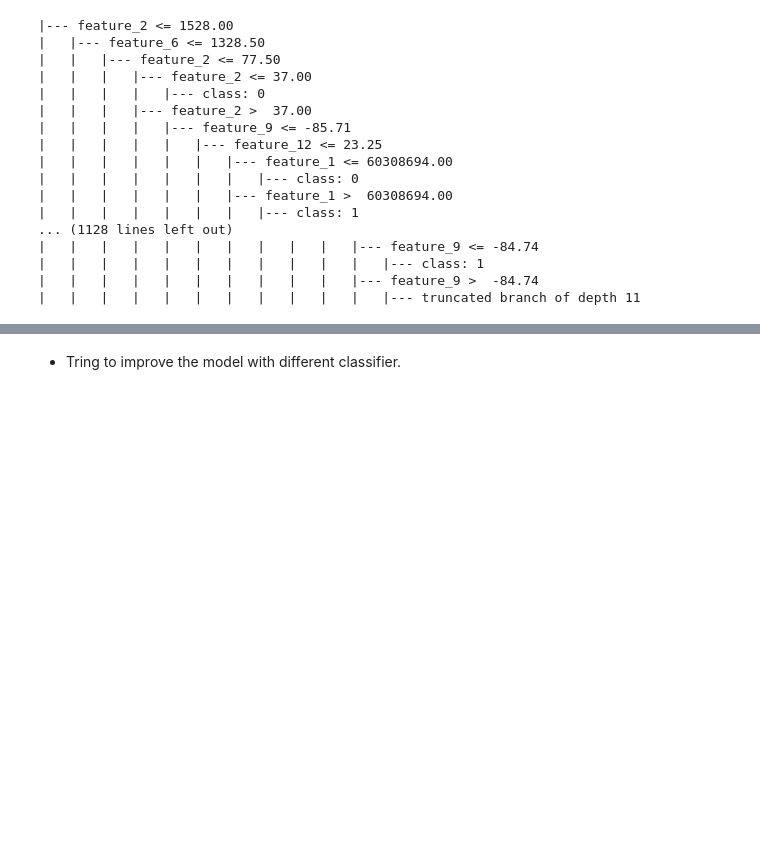
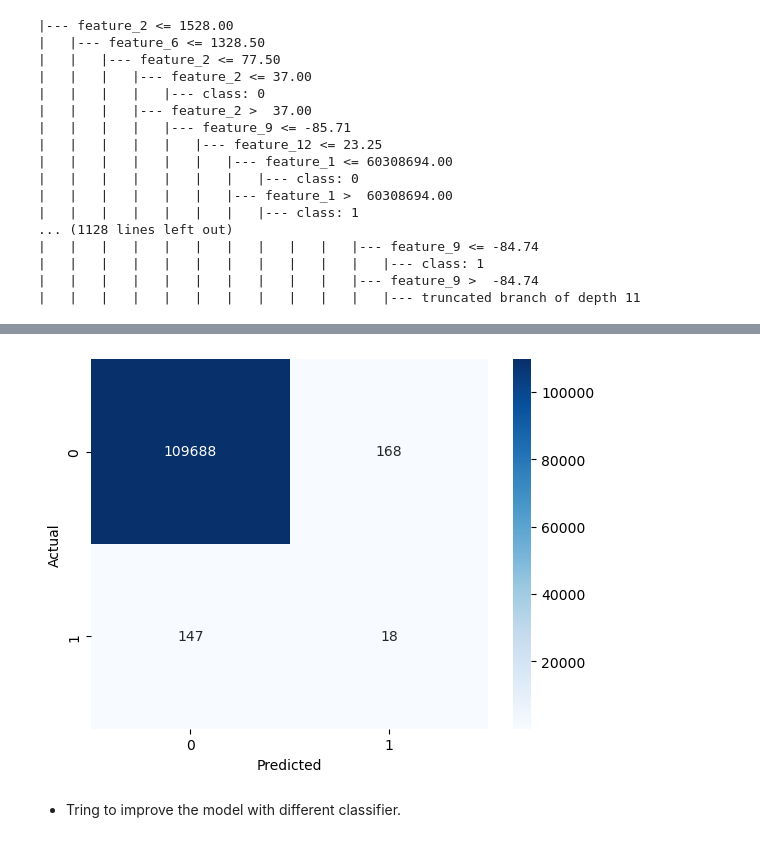
Before and after one commit to nss-data-science-cohort-6/big_g_express-elden_ring, a Jupyter notebook: Machine_learning_bigG_AC.ipynb, the cells around one changed output, grey strips where cells are left out. Cells and saved outputs as stored; diff of their text form; code cells hidden in the pictures; blank space fills up the shorter version.

```diff
--- a/Machine_learning_bigG_AC.ipynb
+++ b/Machine_learning_bigG_AC.ipynb
@@ -308,13 +336,11 @@ print(conf_matrix)
 # %%
-# Plot the confusion matrix as a heatmap using matplotlib
-plt.imshow(conf_matrix, cmap='binary')
-plt.xlabel('Predicted labels')
-plt.ylabel('True labels')
-plt.xticks([0, 1])
-plt.yticks([0, 1])
-plt.title('Confusion matrix')
-plt.colorbar()
+# Create a heatmap of the confusion matrix
+sns.heatmap(conf_matrix, annot=True, cmap='Blues', fmt='.0f')
+plt.xlabel('Predicted')
+plt.ylabel('Actual')
 plt.show()
+# %% [output]
+[figure, added]
 # %% [markdown]
 - Tring to improve the model with different classifier.
 # %%
```
Also changed, not shown: parts of 30 cells of this notebook.
